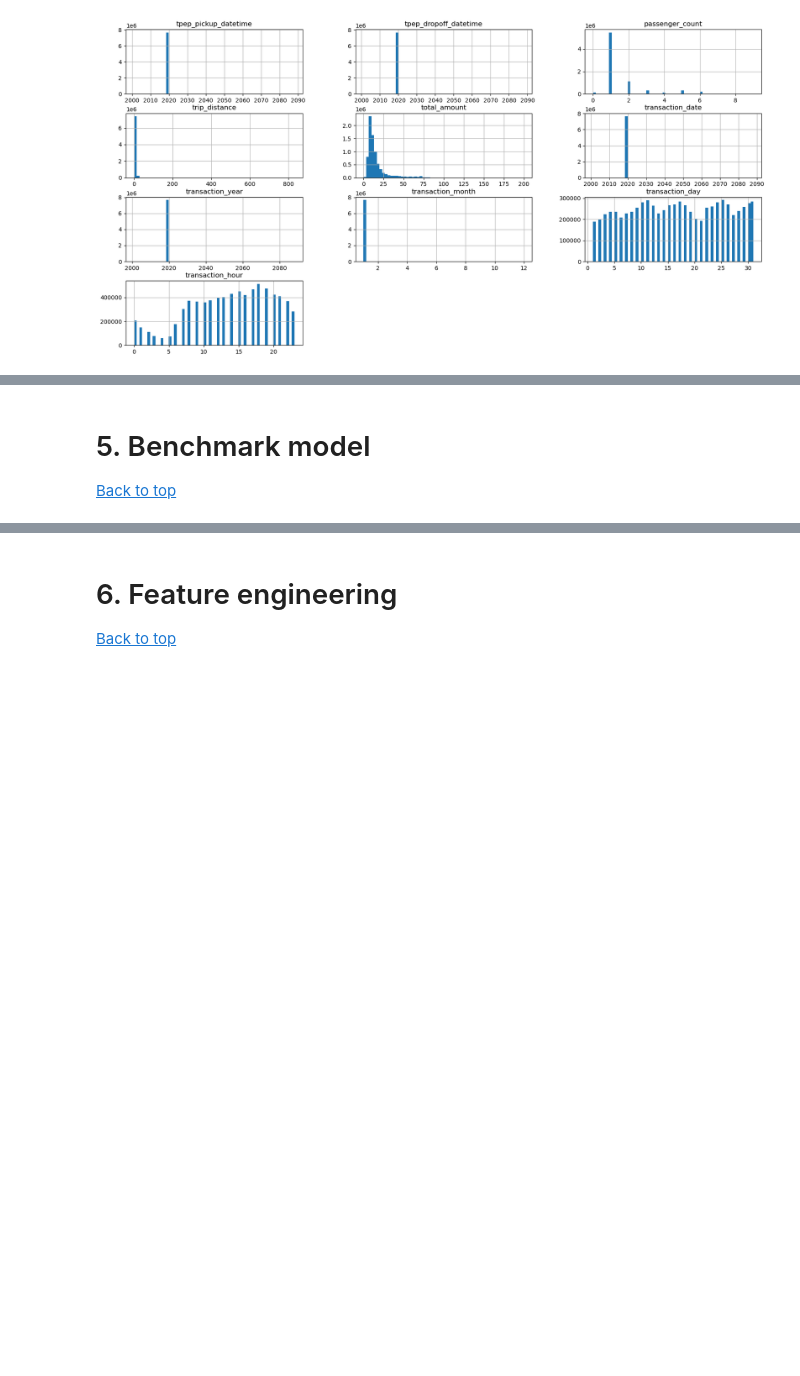
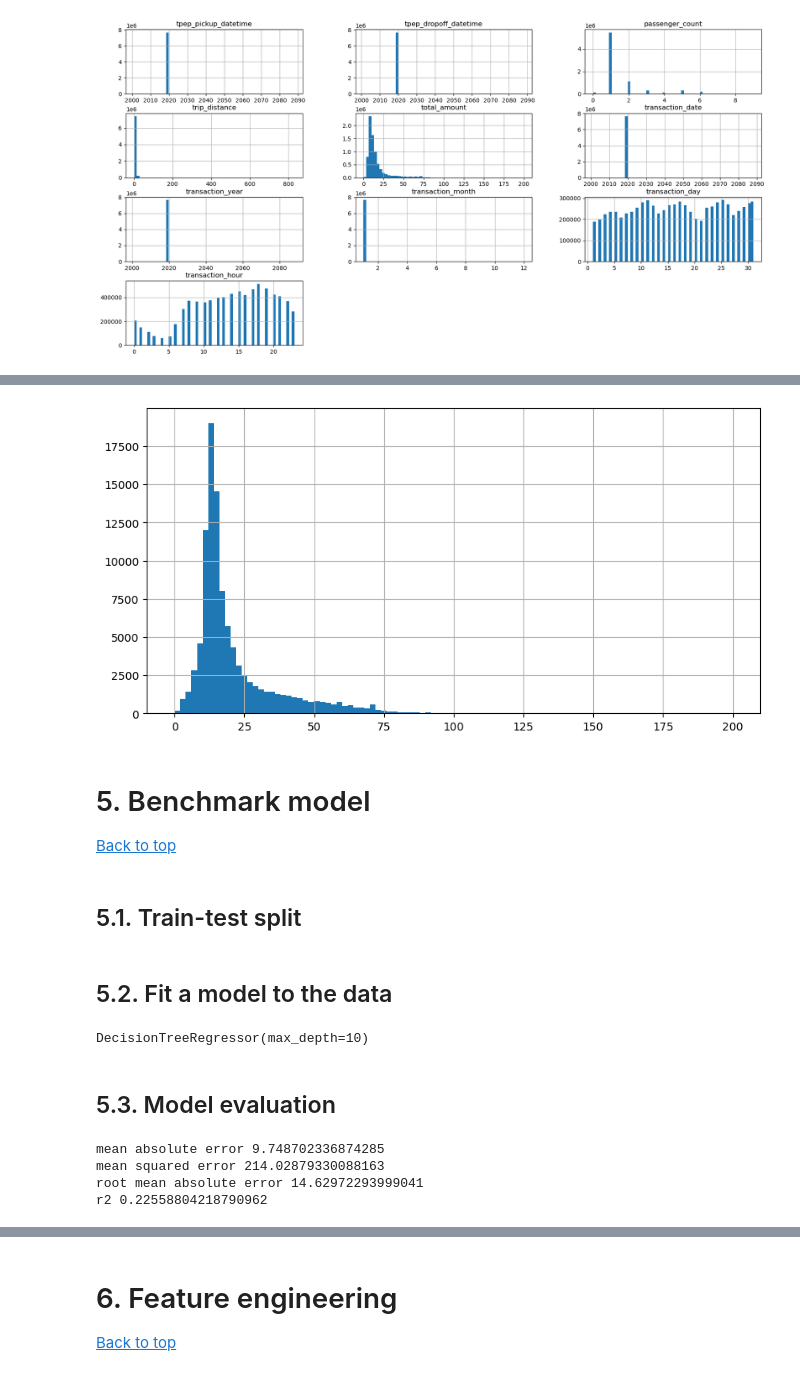
Before and after one commit to RCortez25/New-York-Taxi-Analysis, a Jupyter notebook: New-York-Taxi-Analysis.ipynb, the cells around one changed output, grey strips where cells are left out. Drawn from its saved outputs; the diff is of its cells as text; code cells hidden in the pictures; blank space fills up the shorter version.

```diff
--- a/New-York-Taxi-Analysis.ipynb
+++ b/New-York-Taxi-Analysis.ipynb
@@ -260,3 +307,7 @@ df_prepared = df_prepared[df_prepared['transaction_month']==1]
+# %%
+df_grouped_by_region['total_amount'].hist(bins=100, figsize=(10,5));
+# %% [output]
+[figure, added]
 # %% [markdown]
 # 5. Benchmark model <a id='benchmark_model'></a>
 [Back to top](#table_of_contents)
@@ -262,0 +316,2 @@ df_prepared = df_prepared[df_prepared['transaction_month']==1]
+# %% [markdown]
+## 5.1. Train-test split <a id='train_test'></a>
@@ -262,0 +326,23 @@ df_prepared = df_prepared[df_prepared['transaction_month']==1]
+# %% [markdown]
+## 5.2. Fit a model to the data <a id='fit_model'></a>
+# %%
+tree = DecisionTreeRegressor(max_depth=10)
+tree.fit(X_train_b, y_train_b)
+# %% [output]
+DecisionTreeRegressor(max_depth=10)
+# %% [markdown]
+## 5.3. Model evaluation <a id='Evaluation'></a>
+# %%
+model_at_hand = tree
+
+y_pred_b = model_at_hand.predict(X_test_b)
+
+print('mean absolute error', mean_absolute_error(y_test_b, y_pred_b))
+print('mean squared error', mean_squared_error(y_test_b, y_pred_b))
+print('root mean absolute error', sqrt(mean_squared_error(y_test_b, y_pred_b)))
+print('r2', r2_score(y_test_b, y_pred_b))
+# %% [output]
+mean absolute error 9.748702336874285
+mean squared error 214.02879330088163
+root mean absolute error 14.62972293999041
+r2 0.22558804218790962
```
Also changed, not shown: parts of 63 cells of this notebook, 2 other files.
